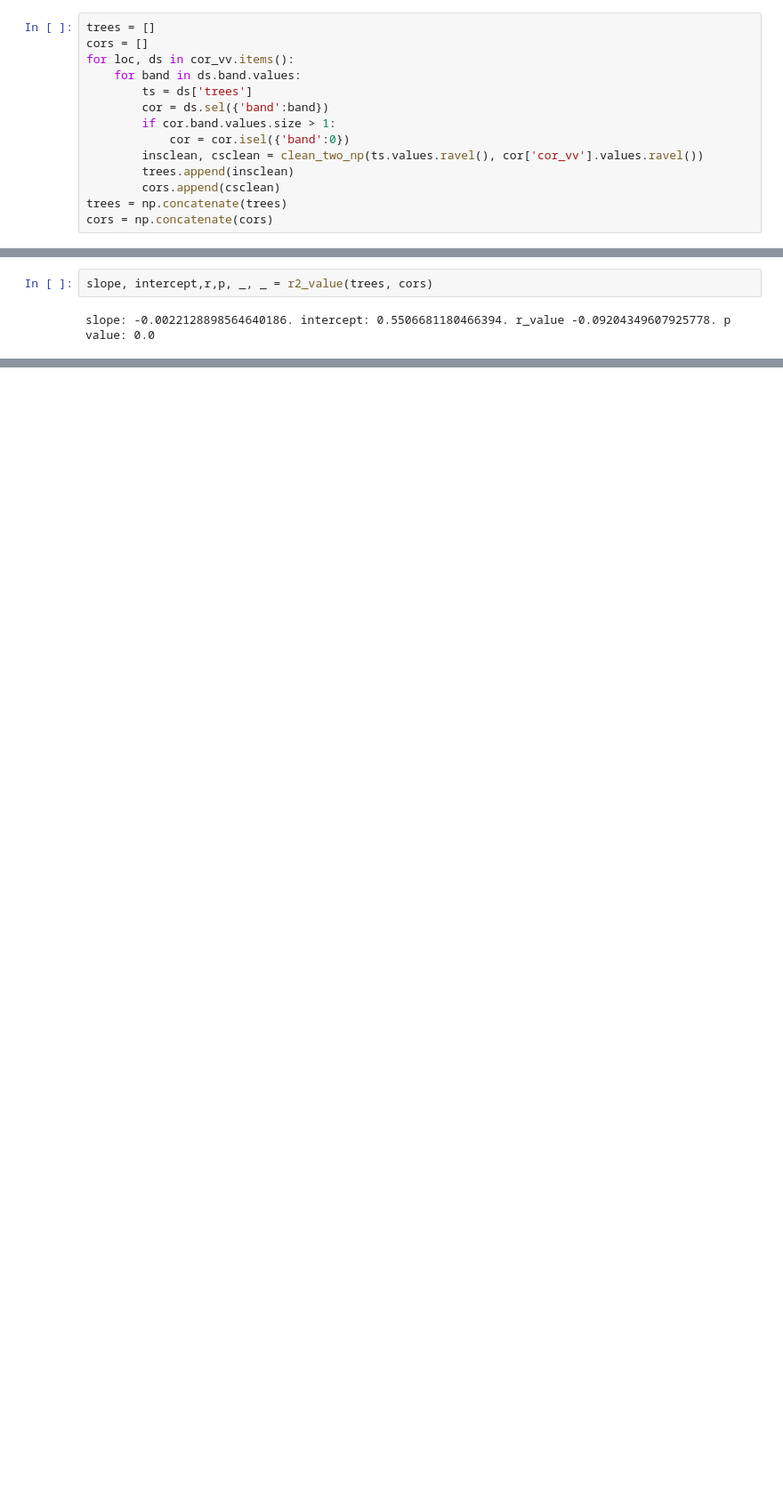
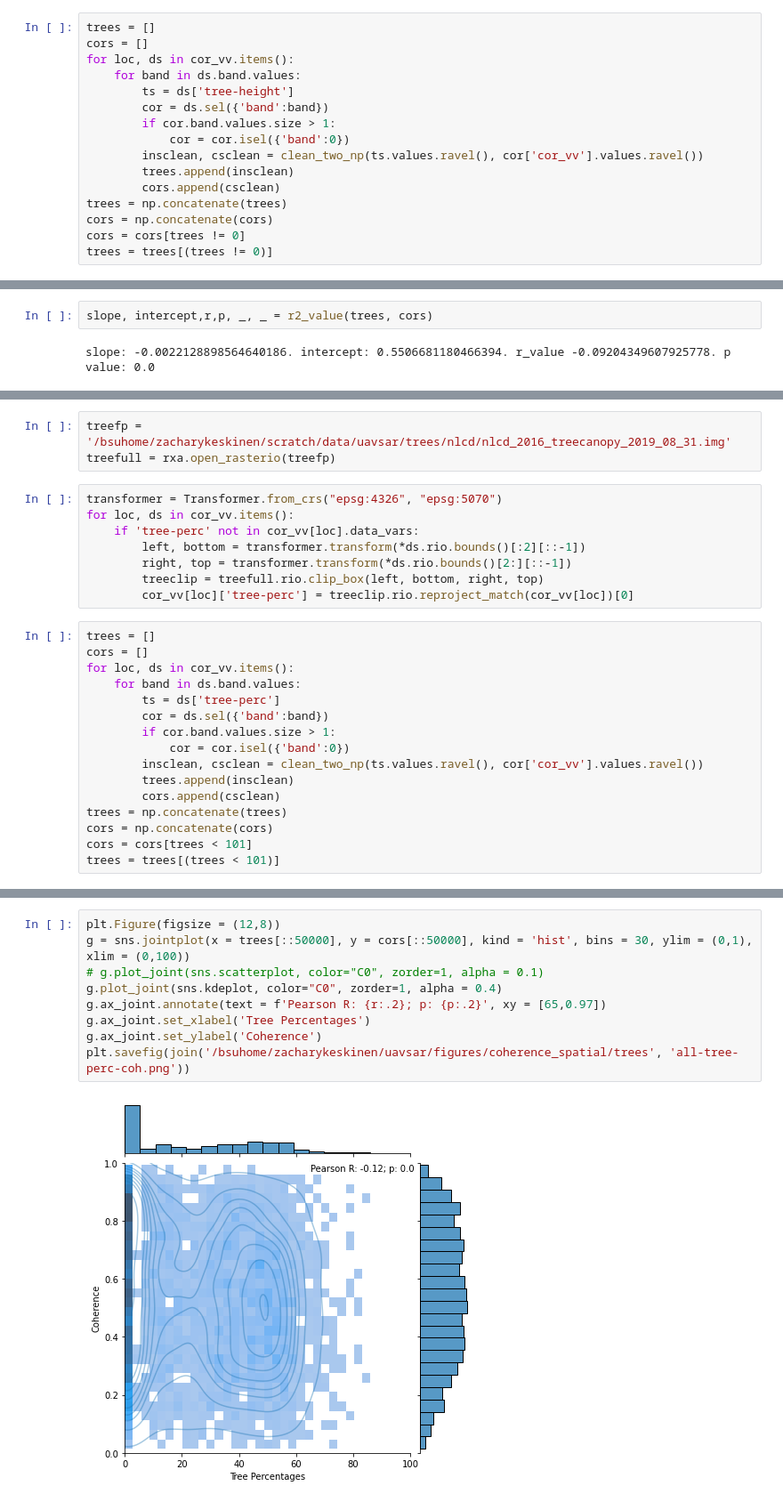
Before and after one commit to ZachHoppinen/uavsar, a Jupyter notebook: src/coherence/spatial_coherence/trees/all-trees.ipynb, the cells around one changed output, grey strips where cells are left out. Shown at 89% size. Drawn from its saved outputs; the diff is of its cells as text; blank space fills up the shorter version.

Commit message:
tree figs

```diff
--- a/src/coherence/spatial_coherence/trees/all-trees.ipynb
+++ b/src/coherence/spatial_coherence/trees/all-trees.ipynb
@@ -62,7 +74,7 @@ trees = []
 cors = []
 for loc, ds in cor_vv.items():
     for band in ds.band.values:
-        ts = ds['trees']
+        ts = ds['tree-height']
         cor = ds.sel({'band':band})
         if cor.band.values.size > 1:
             cor = cor.isel({'band':0})
@@ -71,3 +83,5 @@ for loc, ds in cor_vv.items():
         cors.append(csclean)
 trees = np.concatenate(trees)
 cors = np.concatenate(cors)
+cors = cors[trees != 0]
+trees = trees[(trees != 0)]
@@ -95,0 +108,27 @@ Text(27.0, 0.5, 'Coherence')
+# %%
+treefp = '/bsuhome/zacharykeskinen/scratch/data/uavsar/trees/nlcd/nlcd_2016_treecanopy_2019_08_31.img'
+treefull = rxa.open_rasterio(treefp)
+# %%
+transformer = Transformer.from_crs("epsg:4326", "epsg:5070")
+for loc, ds in cor_vv.items():
+    if 'tree-perc' not in cor_vv[loc].data_vars:
+        left, bottom = transformer.transform(*ds.rio.bounds()[:2][::-1])
+        right, top = transformer.transform(*ds.rio.bounds()[2:][::-1])
+        treeclip = treefull.rio.clip_box(left, bottom, right, top)
+        cor_vv[loc]['tree-perc'] = treeclip.rio.reproject_match(cor_vv[loc])[0]
+# %%
+trees = []
+cors = []
+for loc, ds in cor_vv.items():
+    for band in ds.band.values:
+        ts = ds['tree-perc']
+        cor = ds.sel({'band':band})
+        if cor.band.values.size > 1:
+            cor = cor.isel({'band':0})
+        insclean, csclean = clean_two_np(ts.values.ravel(), cor['cor_vv'].values.ravel())
+        trees.append(insclean)
+        cors.append(csclean)
+trees = np.concatenate(trees)
+cors = np.concatenate(cors)
+cors = cors[trees < 101]
+trees = trees[(trees < 101)]
@@ -95,0 +139,11 @@ Text(27.0, 0.5, 'Coherence')
+# %%
+plt.Figure(figsize = (12,8))
+g = sns.jointplot(x = trees[::50000], y = cors[::50000], kind = 'hist', bins = 30, ylim = (0,1), xlim = (0,100))
+# g.plot_joint(sns.scatterplot, color="C0", zorder=1, alpha = 0.1)
+g.plot_joint(sns.kdeplot, color="C0", zorder=1, alpha = 0.4)
+g.ax_joint.annotate(text = f'Pearson R: {r:.2}; p: {p:.2}', xy = [65,0.97])
+g.ax_joint.set_xlabel('Tree Percentages')
+g.ax_joint.set_ylabel('Coherence')
+plt.savefig(join('/bsuhome/zacharykeskinen/uavsar/figures/coherence_spatial/trees', 'all-tree-perc-coh.png'))
+# %% [output]
+[figure, added]
```
Also changed, not shown: parts of 22 cells of this notebook, 5 other files.
